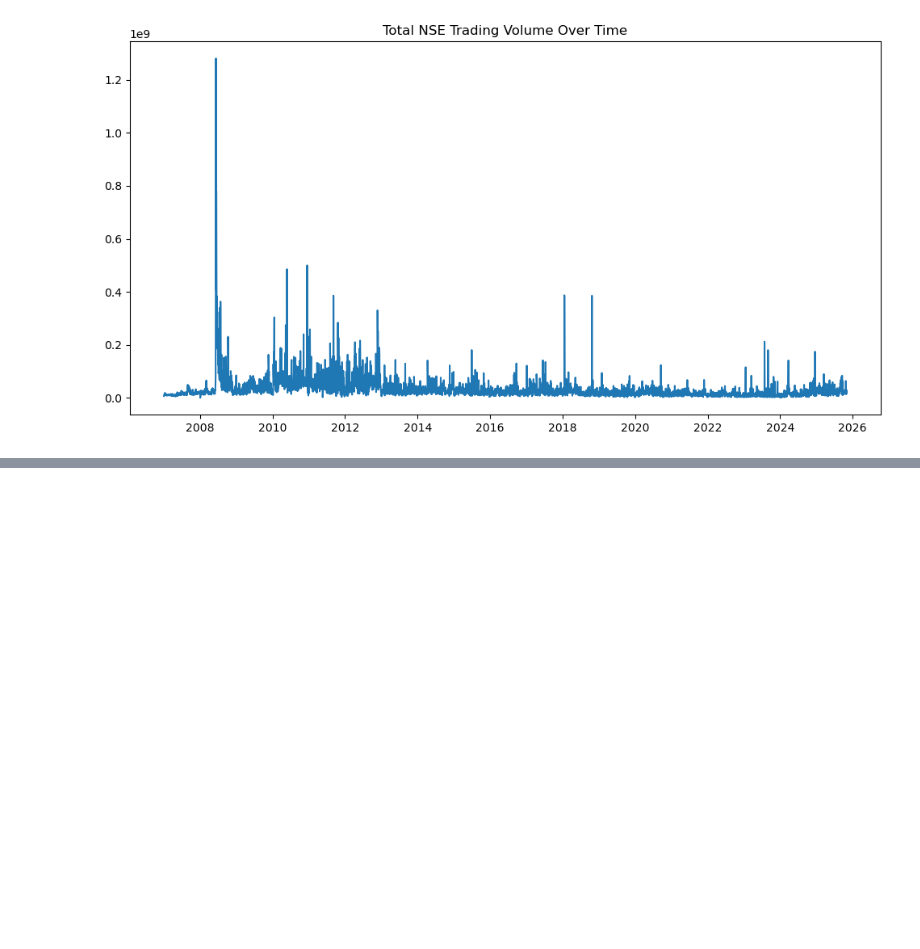
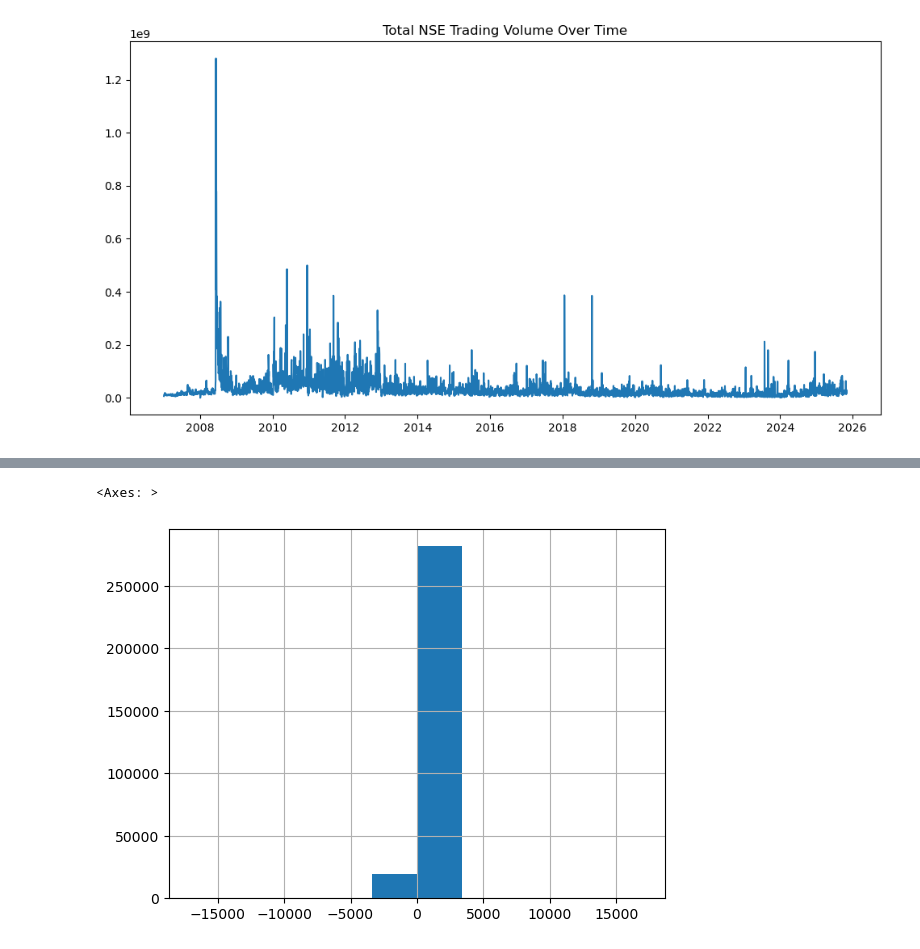
Before and after one commit to Assesa44/Stock-Market-Prediction, a Jupyter notebook: notebooks/business_understanding.ipynb, the cells around one changed output, grey strips where cells are left out. Cells and saved outputs as stored; diff of their text form; code cells hidden in the pictures; blank space fills up the shorter version.

```diff
--- a/notebooks/business_understanding.ipynb
+++ b/notebooks/business_understanding.ipynb
@@ -903,0 +923,5 @@ Name: date, Length: 26274, dtype: object
+# %%
+cleaning_df['change'].hist(bins= 10)
+# %% [output]
+<Axes: >
+[figure, added]
```
Also changed, not shown: parts of 20 cells of this notebook.
